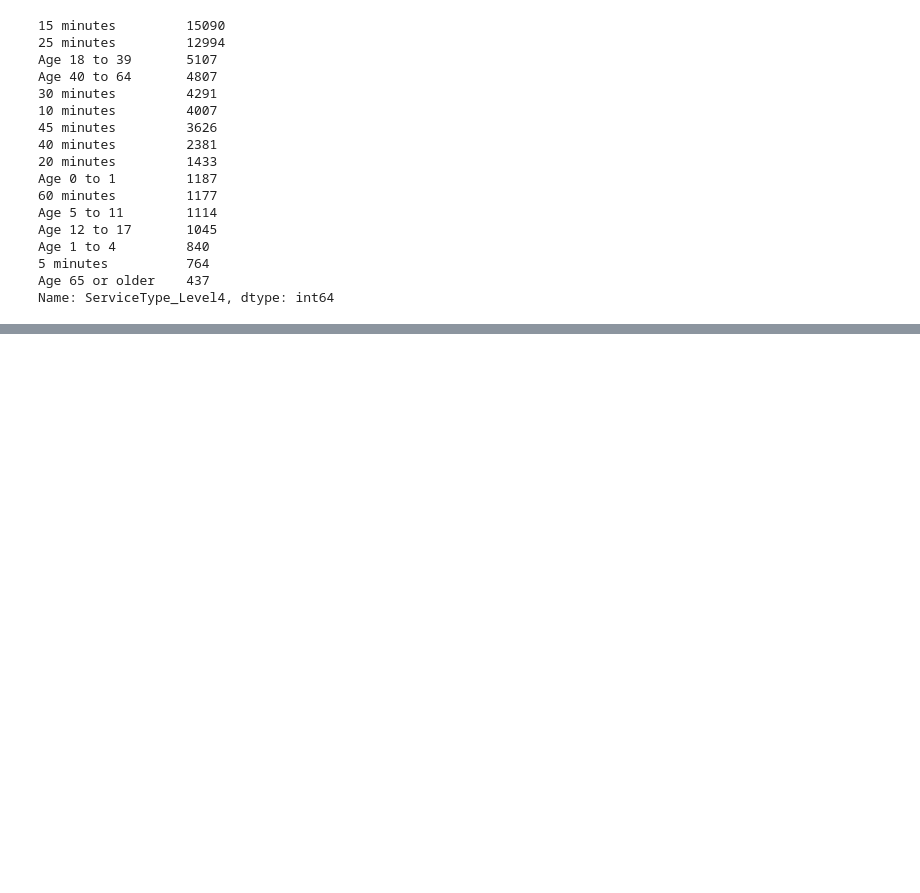
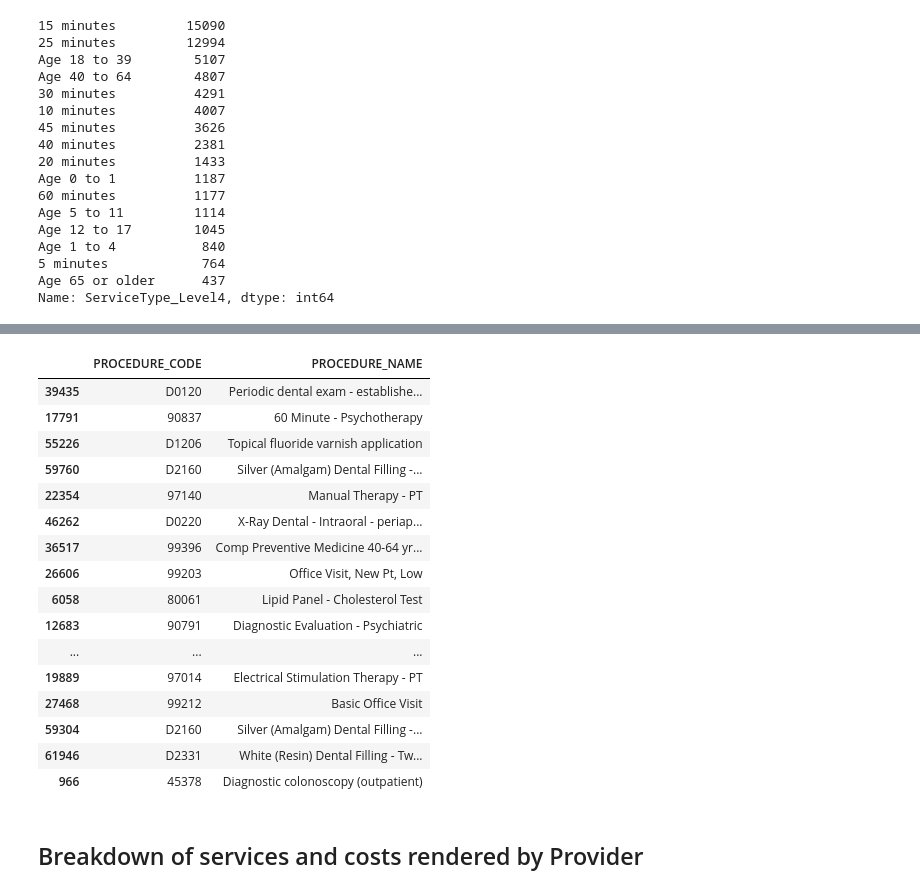
Before and after one commit to naveedn/priceisyourrightchallenge, a Jupyter notebook: price-eda.ipynb, the cells around one changed output, grey strips where cells are left out. Cells and saved outputs as stored; diff of their text form; code cells hidden in the pictures; blank space fills up the shorter version.

```diff
--- a/price-eda.ipynb
+++ b/price-eda.ipynb
@@ -4,3 +4,6 @@ import pandas as pd
 import matplotlib.pyplot as plt
 import numpy as np
 import seaborn as sns
+# %%
+pd.set_option('display.max_columns', None)
+pd.set_option('display.max_rows', 100)
@@ -7,5 +19,3 @@ import seaborn as sns
 # %%
-# Load data
-
-ma_data = pd.read_csv('../data/priceisyourright/CHAI_MA-cost-estimates.csv')
-nh_data = pd.read_csv('../data/priceisyourright/NHID_cost-estimates.csv')
+ma_data = pd.read_csv('data/CHAI_MA-cost-estimates.csv')
+nh_data = pd.read_csv('data/NHID_cost-estimates.csv')
@@ -134,0 +57,2 @@ nh_data_slim
+# %%
+nh_data_slim['PROCEDURE_CODE_STR']= nh_data_slim.PROCEDURE_CODE.apply(str)
@@ -396,0 +177,22 @@ Name: ServiceType_Level4, dtype: int64
+# %%
+nh_data_slim[['PROCEDURE_CODE', 'PROCEDURE_NAME']].head(20)
+# %% [output]
+|  | PROCEDURE_CODE | PROCEDURE_NAME |
+| 39435 | D0120 | Periodic dental exam - establishe... |
+| 17791 | 90837 | 60 Minute - Psychotherapy |
+| 55226 | D1206 | Topical fluoride varnish application |
+| 59760 | D2160 | Silver (Amalgam) Dental Filling -... |
+| 22354 | 97140 | Manual Therapy - PT |
+| 46262 | D0220 | X-Ray Dental - Intraoral - periap... |
+| 36517 | 99396 | Comp Preventive Medicine 40-64 yr... |
+| 26606 | 99203 | Office Visit, New Pt, Low |
+| 6058 | 80061 | Lipid Panel - Cholesterol Test |
+| 12683 | 90791 | Diagnostic Evaluation - Psychiatric |
+| ... | ... | ... |
+| 19889 | 97014 | Electrical Stimulation Therapy - PT |
+| 27468 | 99212 | Basic Office Visit |
+| 59304 | D2160 | Silver (Amalgam) Dental Filling -... |
+| 61946 | D2331 | White (Resin) Dental Filling - Tw... |
+| 966 | 45378 | Diagnostic colonoscopy (outpatient) |
+# %% [markdown]
+## Breakdown of services and costs rendered by Provider
```
Also changed, not shown: parts of 30 cells of this notebook, 4 other files.
